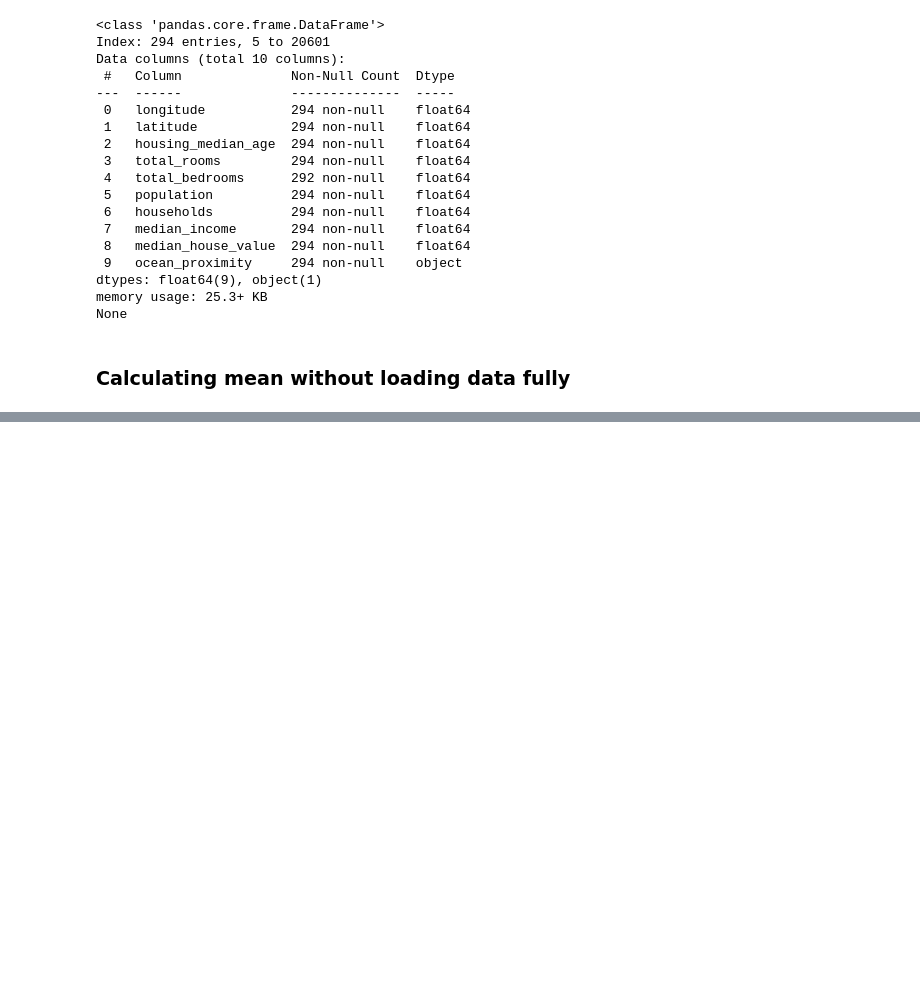
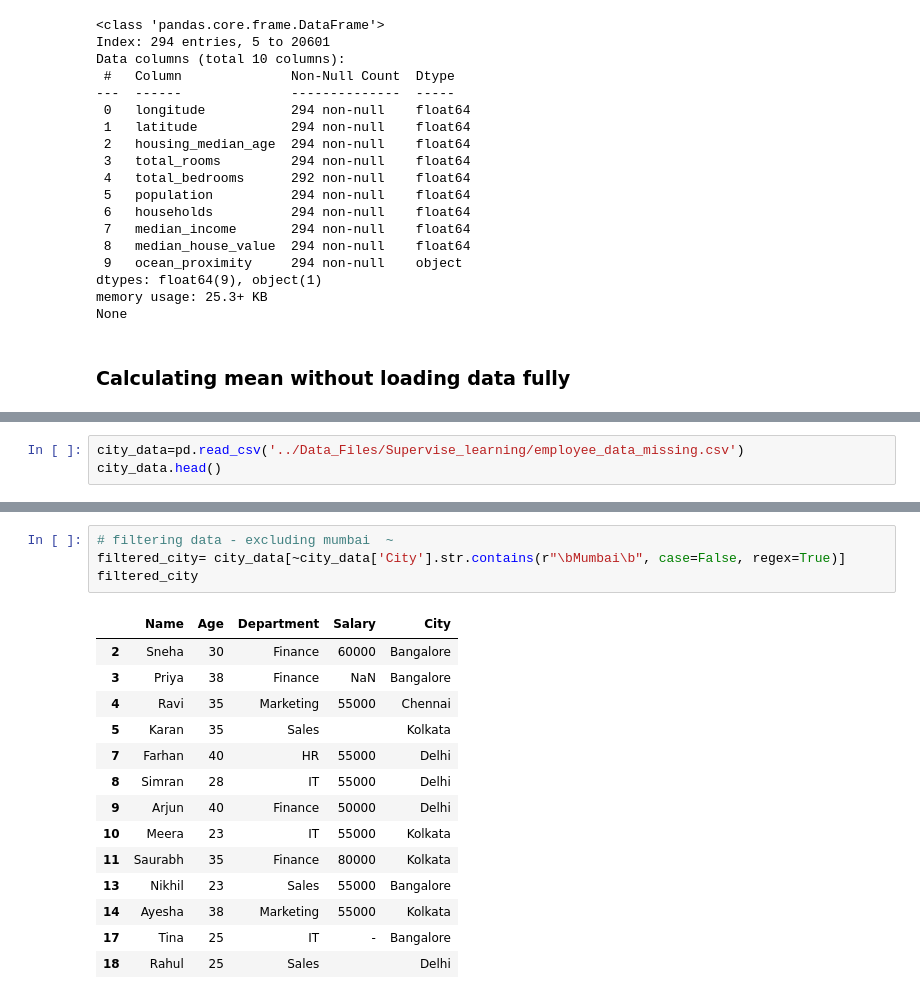
Before and after one commit to SachinSherki4/Machine_Learning, a Jupyter notebook: Data_Gathering/reading_csv_data1.ipynb, the cells around one changed output, grey strips where cells are left out. Saved outputs shown, nothing was run; the diff lists cells and outputs as text; blank space fills up the shorter version.

Commit message:
data_gathering

```diff
--- a/Data_Gathering/reading_csv_data1.ipynb
+++ b/Data_Gathering/reading_csv_data1.ipynb
@@ -511,0 +544,3 @@ np.float64(206855.81690891474)
+# %%
+city_data=pd.read_csv('../Data_Files/Supervise_learning/employee_data_missing.csv')
+city_data.head()
@@ -511,0 +580,19 @@ np.float64(206855.81690891474)
+# %%
+# filtering data - excluding mumbai  ~
+filtered_city= city_data[~city_data['City'].str.contains(r"\bMumbai\b", case=False, regex=True)]
+filtered_city
+# %% [output]
+|  | Name | Age | Department | Salary | City |
+| 2 | Sneha | 30 | Finance | 60000 | Bangalore |
+| 3 | Priya | 38 | Finance | NaN | Bangalore |
+| 4 | Ravi | 35 | Marketing | 55000 | Chennai |
+| 5 | Karan | 35 | Sales |  | Kolkata |
+| 7 | Farhan | 40 | HR | 55000 | Delhi |
+| 8 | Simran | 28 | IT | 55000 | Delhi |
+| 9 | Arjun | 40 | Finance | 50000 | Delhi |
+| 10 | Meera | 23 | IT | 55000 | Kolkata |
+| 11 | Saurabh | 35 | Finance | 80000 | Kolkata |
+| 13 | Nikhil | 23 | Sales | 55000 | Bangalore |
+| 14 | Ayesha | 38 | Marketing | 55000 | Kolkata |
+| 17 | Tina | 25 | IT | - | Bangalore |
+| 18 | Rahul | 25 | Sales |  | Delhi |
```
Also changed, not shown: parts of 23 cells of this notebook, 2 other files.
